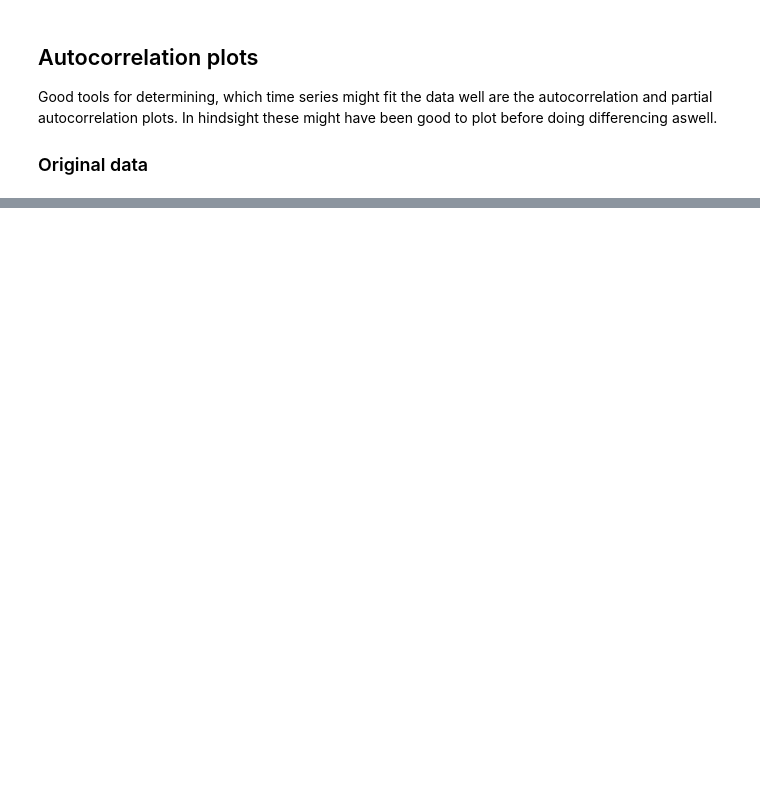
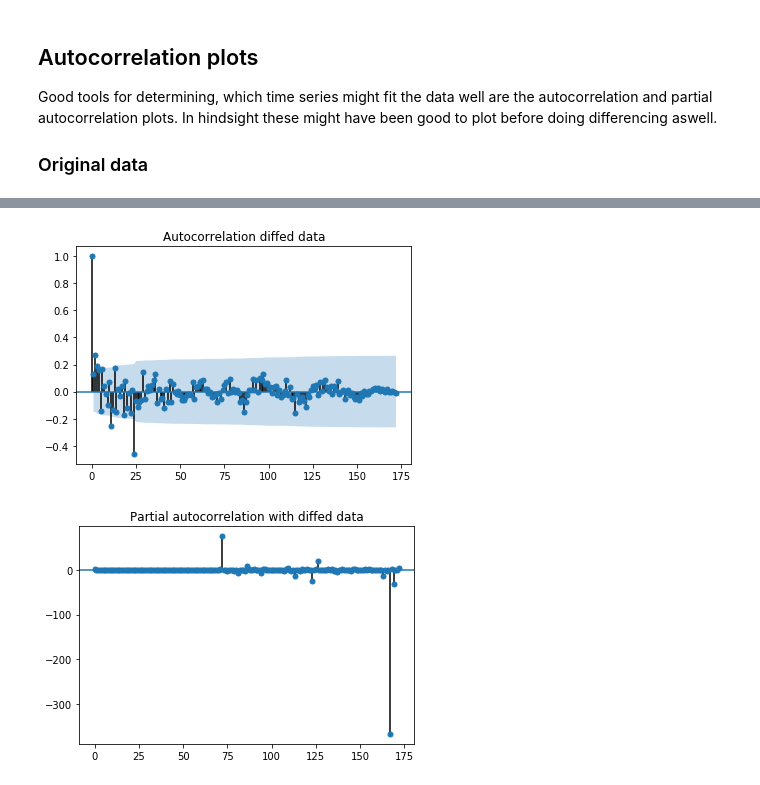
Before and after one commit to JoonasMaanonen/weatherStation, a Jupyter notebook: analysis.ipynb, the cells around one changed output, grey strips where cells are left out. Cells and saved outputs as stored; diff of their text form; code cells hidden in the pictures; blank space fills up the shorter version.

```diff
--- a/analysis.ipynb
+++ b/analysis.ipynb
@@ -218,0 +186,7 @@ _ = plot_pacf(final_df, title="Partial autocorrelation with diffed data") # Retu
+# %%
+final_df = convert_to_datetime(df_final_temp, "Date")
+_ = plot_acf(final_df, title="Autocorrelation diffed data")
+_ = plot_pacf(final_df, title="Partial autocorrelation with diffed data")
+# %% [output]
+[figure, added]
+[figure, added]
```
Also changed, not shown: parts of 24 cells of this notebook.
